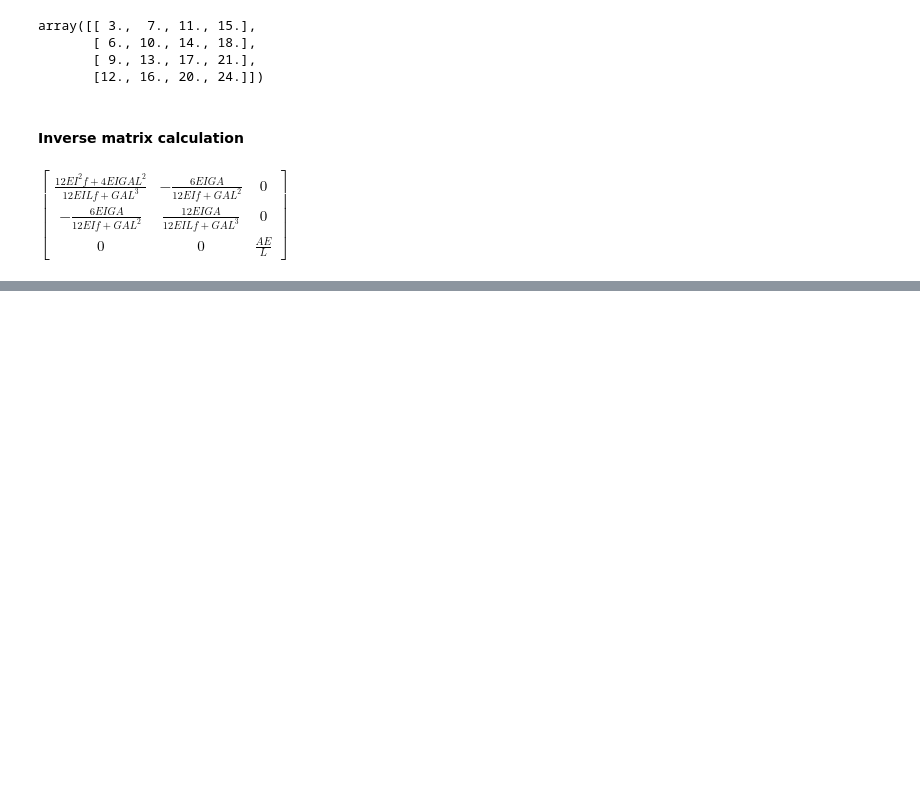
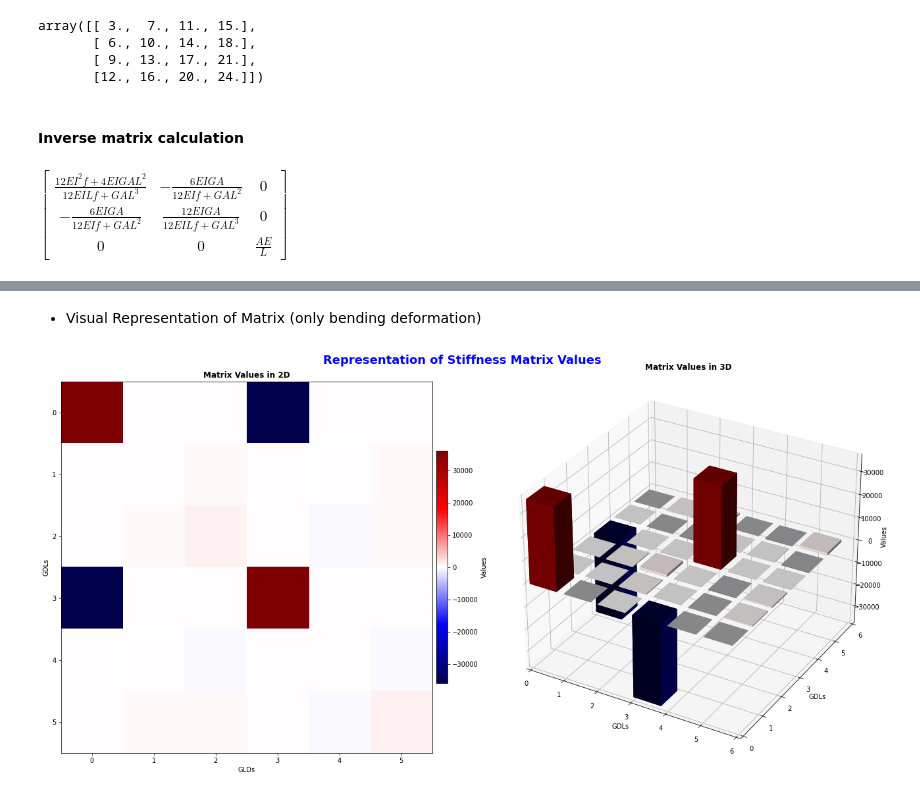
Before and after one commit to Normando1945/Repo_Maxtrix_Analisys, a Jupyter notebook: examples/Basic_Coding.ipynb, the cells around one changed output, grey strips where cells are left out. Cells and saved outputs as stored; diff of their text form; code cells hidden in the pictures; blank space fills up the shorter version.

```diff
--- a/examples/Basic_Coding.ipynb
+++ b/examples/Basic_Coding.ipynb
@@ -244,0 +243,5 @@ pepito_df
+# %%
+StiffnessMatrixF = StiffnessMatrix_simple(A,I,E,L,G,0)
+klF = StiffnessMatrixF.stiffness_matrix_Element_RMF_L()
+klF_df = pd.DataFrame(klF)
+klF_df
@@ -244,0 +328,7 @@ pepito_df
+# %% [markdown]
+* Visual Representation of Matrix (only bending deformation)
+# %%
+D2matrixF = M_visual_2D_3D(klF)
+plot2dF = D2matrixF.M_visual()
+# %% [output]
+[figure, added]
```
Also changed, not shown: parts of 20 cells of this notebook, 4 other files.
